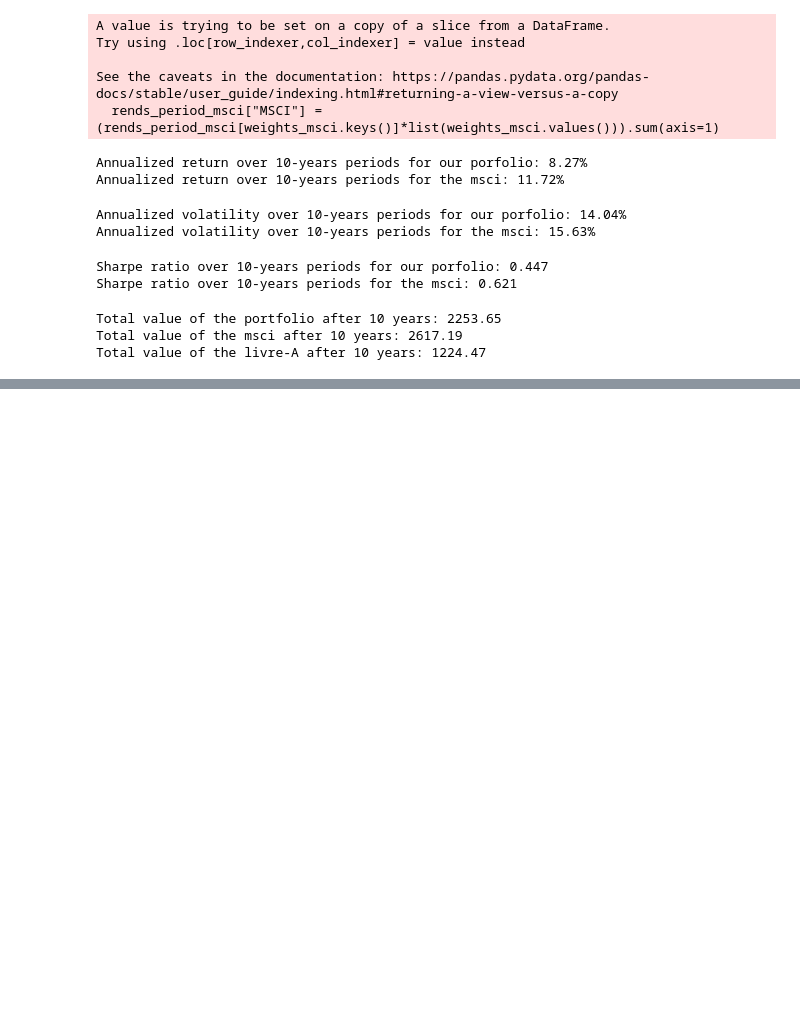
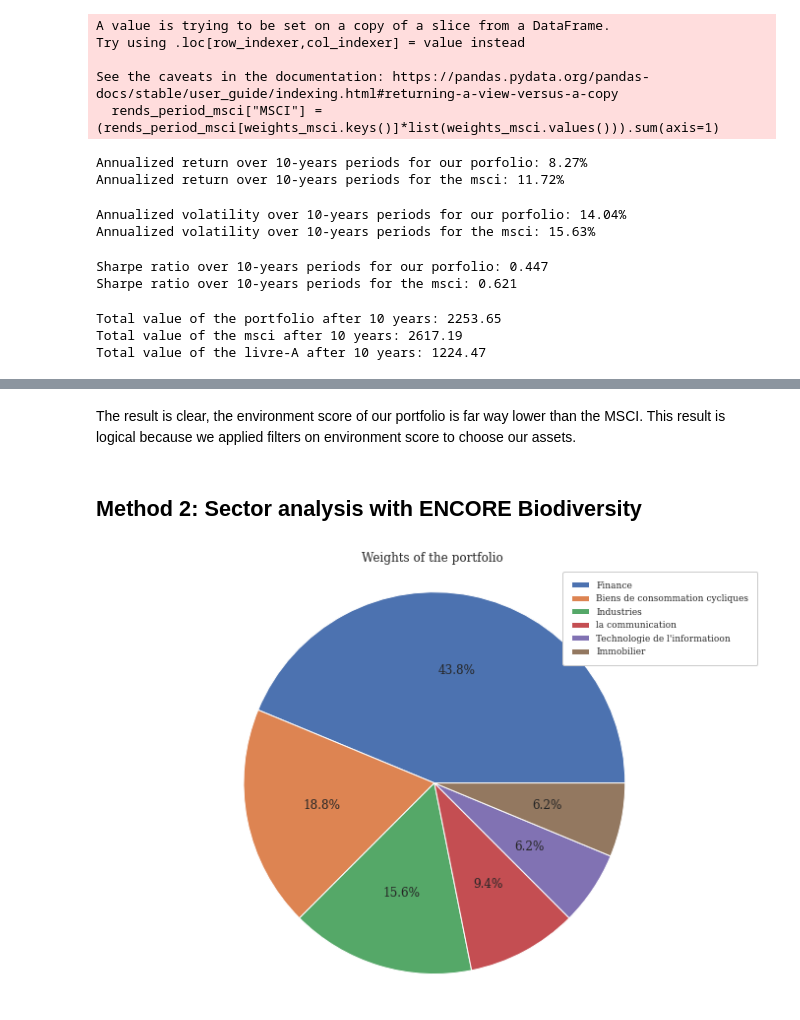
Before and after one commit to bashog/Portfolio-Construction, a Jupyter notebook: 3_portfolio_construction_strat4.ipynb, the cells around one changed output, grey strips where cells are left out. Saved outputs shown, nothing was run; the diff lists cells and outputs as text; code cells hidden in the pictures; blank space fills up the shorter version.

```diff
--- a/3_portfolio_construction_strat4.ipynb
+++ b/3_portfolio_construction_strat4.ipynb
@@ -768,0 +775,3 @@ Total value of the livre-A after 10 years: 1224.47
+# %%
+# Data for yahoo fiance
+esg = pd.read_excel('./datas/MSCIeurope.xlsx', index_col=0)
@@ -768,0 +787,8 @@ Total value of the livre-A after 10 years: 1224.47
+# %%
+# We set the index as the yahoo ticker and transpose the DataFrame
+esg.set_index('Ticker Yahoo',inplace=True,drop=True)
+esg = esg.T
+# %%
+# We keep the tickers of our portfolio
+esg_portfolio = esg[tickers]
+esg_msci = esg
@@ -768,0 +882,20 @@ Total value of the livre-A after 10 years: 1224.47
+# %% [markdown]
+The result is clear, the environment score of our portfolio is far way lower than the MSCI. This result is logical because we applied filters on environment score to choose our assets.
+# %% [markdown]
+## Method 2: Sector analysis with ENCORE Biodiversity
+# %%
+# Plot the diversity of our sectors
+sectors = esg_portfolio.loc["Secteur"].value_counts()
+
+def func(pct, values):
+    if pct < 2:
+        return ""
+    return "{:.1f}%".format(pct)
+
+plt.pie(sectors,autopct=lambda pct: func(pct,sectors))
+plt.axis('equal')
+plt.title('Weights of the portfolio')
+plt.legend(labels=sectors.index,borderpad=1,fancybox=True,framealpha=1,prop={'size': 9})
+plt.show()
+# %% [output]
+[figure, added]
```
Also changed, not shown: parts of 13 cells of this notebook.
